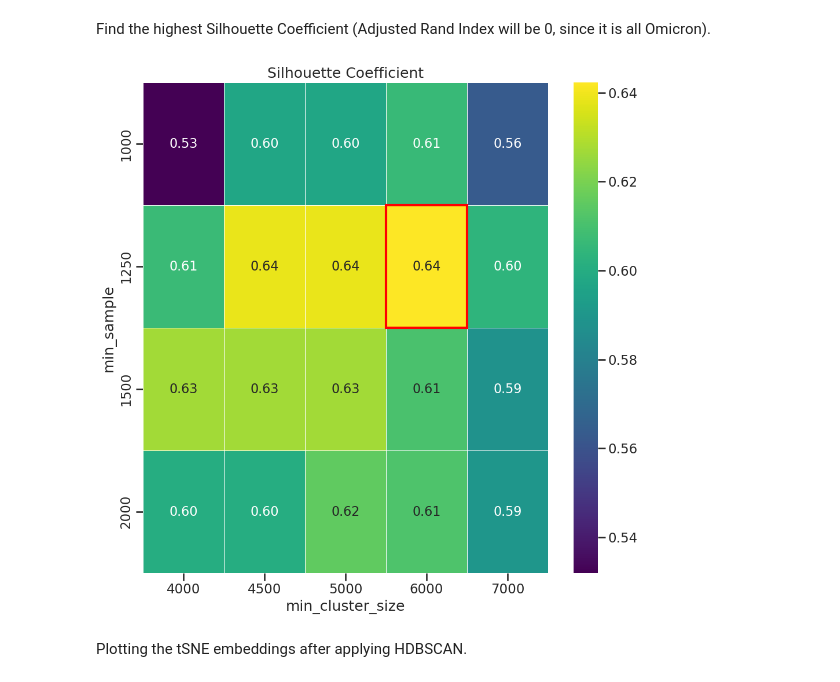
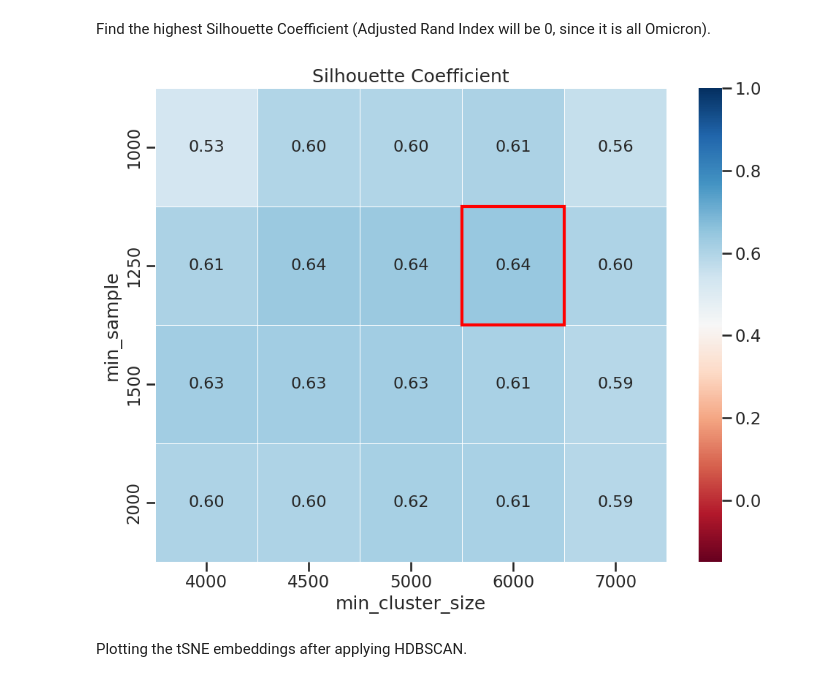
Before and after one commit to lanl/prime, a Jupyter notebook: notebooks/clustering/fig2-hdbscan_clustering-RBD_omicron.ipynb, the cells around one changed output. Saved outputs shown, nothing was run; the diff lists cells and outputs as text; code cells hidden in the pictures.

Commit message:
clustering plots w updated dimensions for figures

```diff
--- a/notebooks/clustering/fig2-hdbscan_clustering-RBD_omicron.ipynb
+++ b/notebooks/clustering/fig2-hdbscan_clustering-RBD_omicron.ipynb
@@ -64,6 +64,7 @@ import pandas as pd
 
 # Load the embedding
 perplexity = 1600
+data_dir = "../../data/rbd"
 parquet_file = os.path.join(data_dir, f"spikeprot0528.clean.uniq.noX.RBD.metadata.variants.O_from-esm-mlm_CLS-embedded.sampled.tsne-perp{perplexity}.parquet")
 embedded_df = pd.read_parquet(parquet_file, engine='fastparquet')
 embedding_matrix_reduced = embedded_df[['DIM_1', 'DIM_2']].values
@@ -81,7 +82,7 @@ import seaborn as sns
 import matplotlib.pyplot as plt
 import numpy as np
 
-def ari_sc_heatmap(embedding_matrix_reduced, info_df):
+def ari_sc_heatmap(embedding_matrix_reduced, info_df, save_as):
     results = []
 
     for ms in [1000, 1250, 1500, 2000]:
@@ -110,37 +111,38 @@ def ari_sc_heatmap(embedding_matrix_reduced, info_df):
                 "silhouette": silhouette_avg
             })
 
     # Convert to DataFrame
     df = pd.DataFrame(results)
 
     # Pivot matrices
     silhouette_matrix = df.pivot(index='min_sample', columns='min_cluster_size', values='silhouette')
 
     # Plot heatmaps
     sns.set_style('ticks')
     sns.set_context("talk")
-    fig, ax = plt.subplots(figsize=(10, 10))
+    fig, ax = plt.subplots(figsize=(10, 8))
 
-    sns.heatmap(silhouette_matrix, annot=True, annot_kws={"size": 16}, fmt=".2f", linewidth=.5, cmap="viridis")
+    sns.heatmap(silhouette_matrix, annot=True, annot_kws={"size": 16}, fmt=".2f", linewidth=.5, cmap="RdBu", vmin=-0.15, vmax=1)
     ax.set_title("Silhouette Coefficient")
     ax.set_xlabel("min_cluster_size")
     ax.set_ylabel("min_sample")
 
     max_sc = silhouette_matrix.max().max()  # Get the max SC value
 
     for i in range(silhouette_matrix.shape[0]):  # min_sample (rows)
         for j in range(silhouette_matrix.shape[1]):  # min_cluster_size (cols)
             if np.isclose(silhouette_matrix.iloc[i, j], max_sc):  # Safe float comparison
                 ax.add_patch(
                     plt.Rectangle((j, i), 1, 1, fill=False, edgecolor='red', lw=3)
                 )
 
     plt.tight_layout()
     plt.show()
 
-ari_sc_heatmap(embedding_matrix_reduced, info_df)
+save_as = f"RBD.O.from-esm-mlm.tSNE-perp{perplexity}.HDBSCAN_heatmap"
+ari_sc_heatmap(embedding_matrix_reduced, info_df, save_as)
 # %% [output]
-[figure, old version]
+[figure, new version]
 # %% [markdown]
 Plotting the tSNE embeddings after applying HDBSCAN.
 # %%
```
Also changed, not shown: parts of 2 cells of this notebook, 15 other files.
